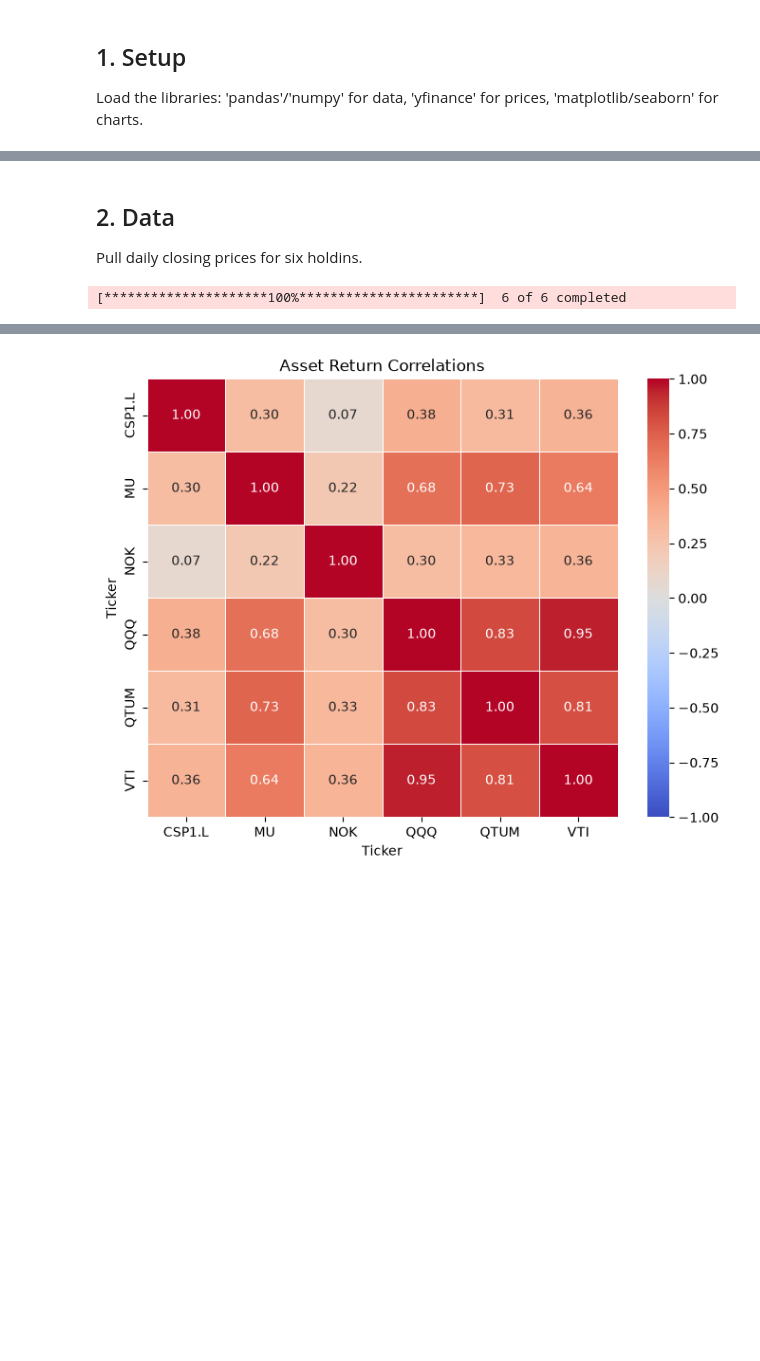
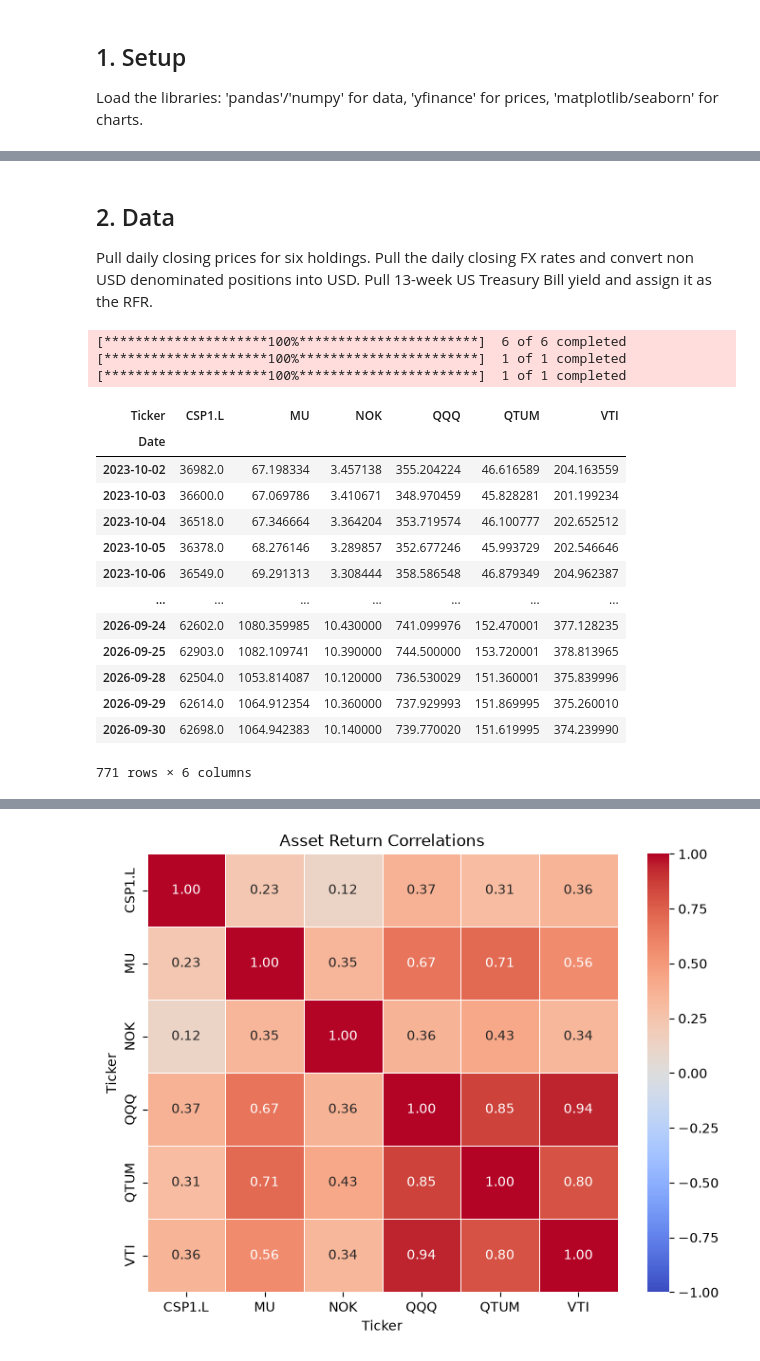
Before and after one commit to charbelalazzi/portfolio-risk-analyzer, a Jupyter notebook: Portfolio Analyzer.ipynb, the cells around one changed output, grey strips where cells are left out. Drawn from its saved outputs; the diff is of its cells as text; code cells hidden in the pictures; blank space fills up the shorter version.

```diff
--- a/Portfolio Analyzer.ipynb
+++ b/Portfolio Analyzer.ipynb
@@ -20,13 +19,57 @@ Environment is working
 # %% [markdown]
 ## 2. Data
 
-Pull daily closing prices for six holdins.
+Pull daily closing prices for six holdings.
+Pull the daily closing FX rates and convert non USD denominated positions into USD.
+Pull 13-week US Treasury Bill yield and assign it as the RFR.
 # %%
 tickers = ["VTI", "QQQ", "NOK", "QTUM", "MU", "CSP1.L"]
-data = yf.download(tickers, start="2023-10-01", end="2025-10-01")
-prices = data["Close"]
+data = yf.download(tickers, start="2023-10-01", end="2026-10-01", auto_adjust=True)
+prices = data["Close"].ffill().dropna()
+ticker_currencies = {ticker:yf.Ticker(ticker).history_metadata['currency'] for ticker in tickers}
+base_currency = "USD"
+fx_rates = {
+    currency: (
+        yf.download(f"{currency}{base_currency}=X",
+                    start="2023-10-01", end="2026-10-01")["Close"].squeeze()
+        if currency != base_currency
+        else 1.0
+    )
+    for currency in set(ticker_currencies.values())
+}
+prices_base = prices.copy()
+
+for ticker, ccy in ticker_currencies.items():
+    if ccy == base_currency:                      # 'USD' -> already in base
+        continue
+
+    fx = fx_rates[ccy].reindex(prices.index).ffill().bfill()   # align to price dates
+    if ccy == "GBp":                              # pence -> pounds first
+        fx = fx / 100
+
+    prices_base[ticker] = prices[ticker] * fx
+
+prices_base = prices_base.dropna()
+
+RFR = yf.download("^IRX", start="2023-10-01", end="2026-10-01")["Close"].squeeze() / 100
 # %% [output]
 [*********************100%***********************]  6 of 6 completed
+[*********************100%***********************]  1 of 1 completed
+[*********************100%***********************]  1 of 1 completed
+| Ticker | CSP1.L | MU | NOK | QQQ | QTUM | VTI |
+| Date |  |  |  |  |  |  |
+| 2023-10-02 | 36982.0 | 67.198334 | 3.457138 | 355.204224 | 46.616589 | 204.163559 |
+| 2023-10-03 | 36600.0 | 67.069786 | 3.410671 | 348.970459 | 45.828281 | 201.199234 |
+| 2023-10-04 | 36518.0 | 67.346664 | 3.364204 | 353.719574 | 46.100777 | 202.652512 |
+| 2023-10-05 | 36378.0 | 68.276146 | 3.289857 | 352.677246 | 45.993729 | 202.546646 |
+| 2023-10-06 | 36549.0 | 69.291313 | 3.308444 | 358.586548 | 46.879349 | 204.962387 |
+| ... | ... | ... | ... | ... | ... | ... |
+| 2026-09-24 | 62602.0 | 1080.359985 | 10.430000 | 741.099976 | 152.470001 | 377.128235 |
+| 2026-09-25 | 62903.0 | 1082.109741 | 10.390000 | 744.500000 | 153.720001 | 378.813965 |
+| 2026-09-28 | 62504.0 | 1053.814087 | 10.120000 | 736.530029 | 151.360001 | 375.839996 |
+| 2026-09-29 | 62614.0 | 1064.912354 | 10.360000 | 737.929993 | 151.869995 | 375.260010 |
+| 2026-09-30 | 62698.0 | 1064.942383 | 10.140000 | 739.770020 | 151.619995 | 374.239990 |
+771 rows × 6 columns
 # %% [markdown]
 ## 3. Returns
 
```
Also changed, not shown: parts of 22 cells of this notebook, 1 other file.
